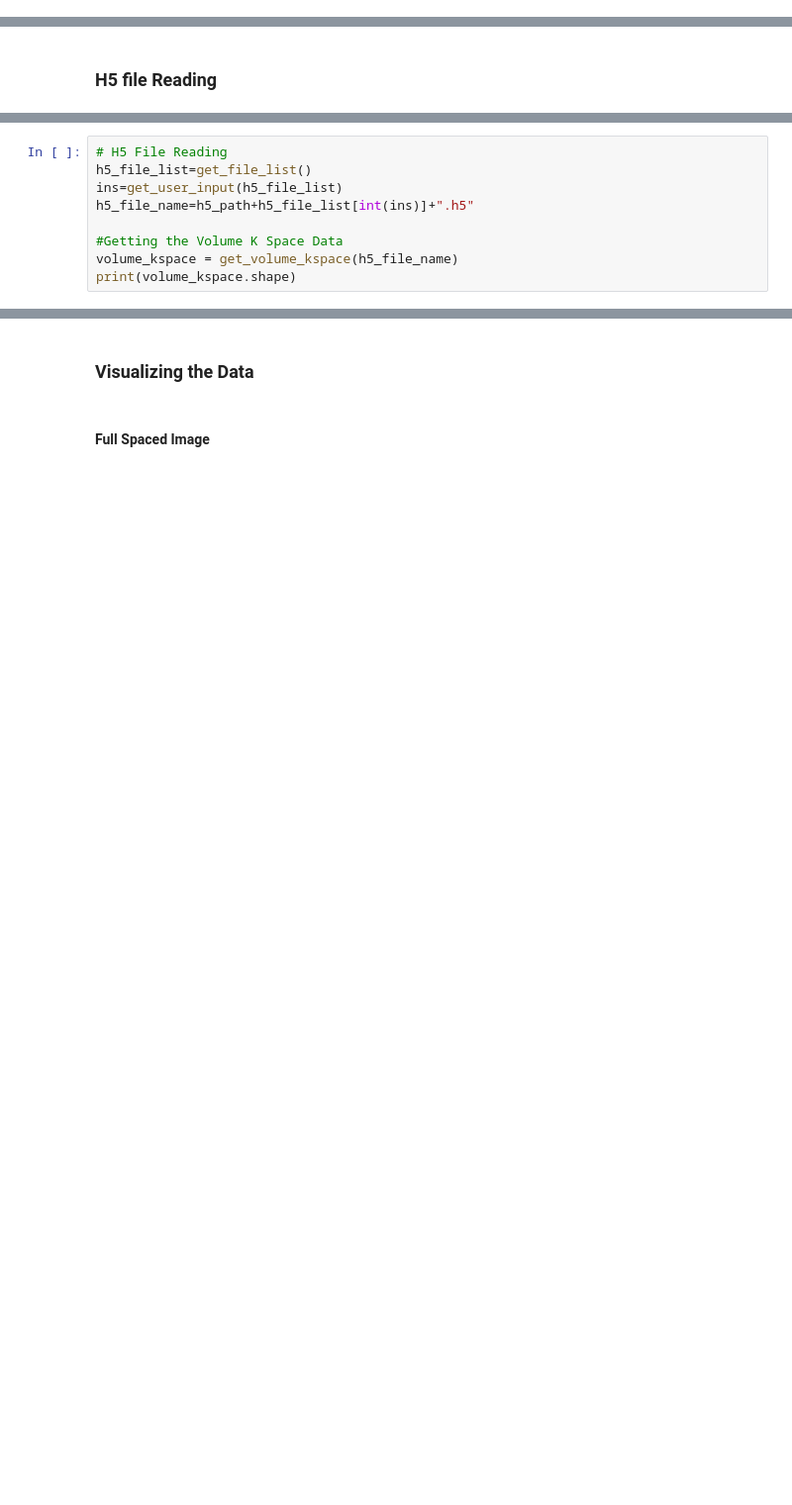
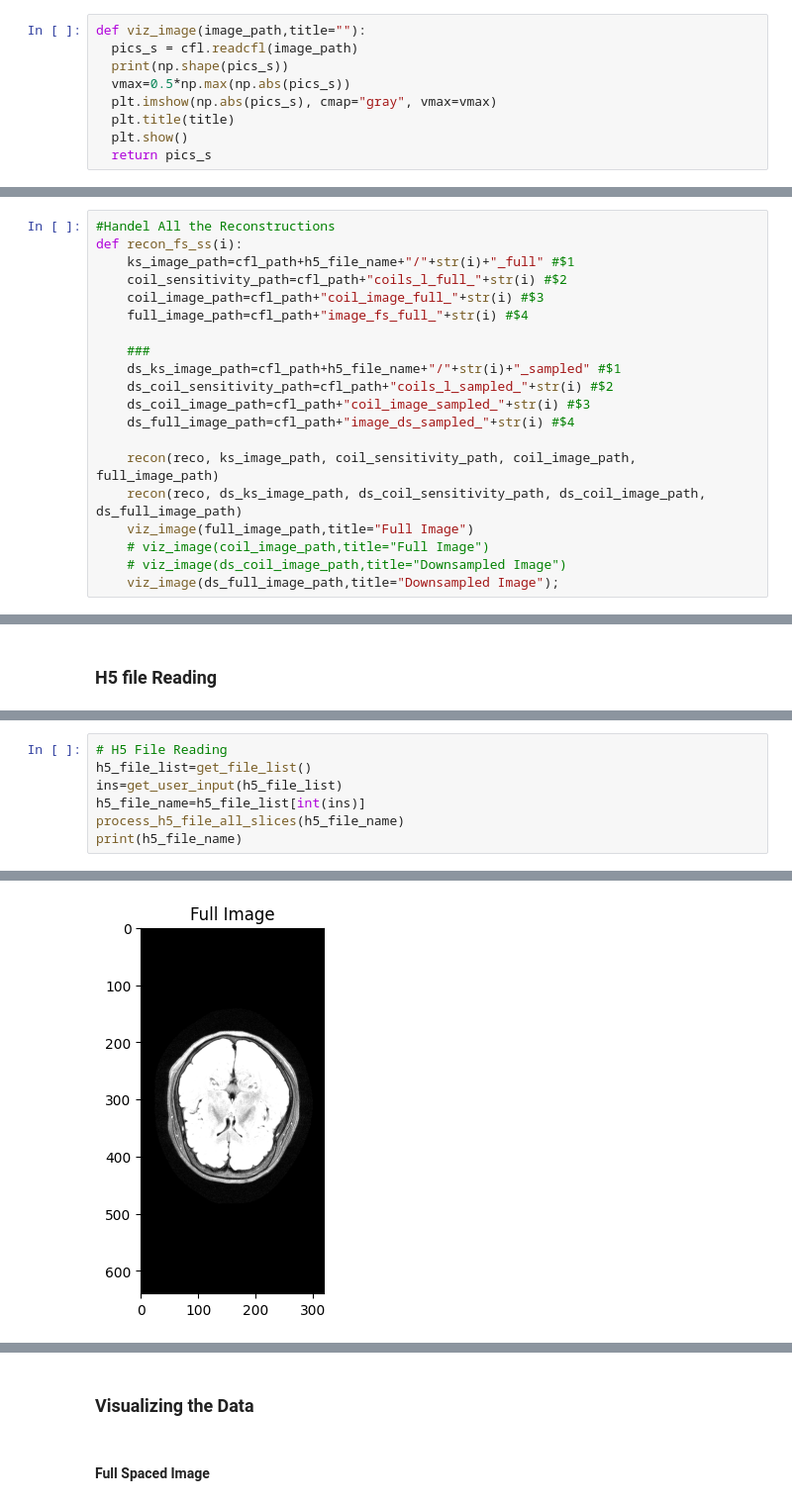
Before and after one commit to Biswamitra4599/mri_setup, a Jupyter notebook: Bart_sense_V3.ipynb, the cells around one changed output, grey strips where cells are left out. Shown: that part at 99% size. Saved outputs shown, nothing was run; the diff lists cells and outputs as text; blank space fills up the shorter version.

```diff
--- a/Bart_sense_V3.ipynb
+++ b/Bart_sense_V3.ipynb
@@ -289,0 +379,9 @@ def get_volume_kspace(h5_file_name):
+# %%
+def viz_image(image_path,title=""):
+  pics_s = cfl.readcfl(image_path)
+  print(np.shape(pics_s))
+  vmax=0.5*np.max(np.abs(pics_s))
+  plt.imshow(np.abs(pics_s), cmap="gray", vmax=vmax)
+  plt.title(title)
+  plt.show()
+  return pics_s
@@ -289,0 +390,20 @@ def get_volume_kspace(h5_file_name):
+# %%
+#Handel All the Reconstructions
+def recon_fs_ss(i):
+    ks_image_path=cfl_path+h5_file_name+"/"+str(i)+"_full" #$1
+    coil_sensitivity_path=cfl_path+"coils_l_full_"+str(i) #$2
+    coil_image_path=cfl_path+"coil_image_full_"+str(i) #$3
+    full_image_path=cfl_path+"image_fs_full_"+str(i) #$4
+
+    ###
+    ds_ks_image_path=cfl_path+h5_file_name+"/"+str(i)+"_sampled" #$1
+    ds_coil_sensitivity_path=cfl_path+"coils_l_sampled_"+str(i) #$2
+    ds_coil_image_path=cfl_path+"coil_image_sampled_"+str(i) #$3
+    ds_full_image_path=cfl_path+"image_ds_sampled_"+str(i) #$4
+
+    recon(reco, ks_image_path, coil_sensitivity_path, coil_image_path, full_image_path)
+    recon(reco, ds_ks_image_path, ds_coil_sensitivity_path, ds_coil_image_path, ds_full_image_path)
+    viz_image(full_image_path,title="Full Image")
+    # viz_image(coil_image_path,title="Full Image")
+    # viz_image(ds_coil_image_path,title="Downsampled Image")
+    viz_image(ds_full_image_path,title="Downsampled Image");
@@ -293,11 +456,9 @@ def get_volume_kspace(h5_file_name):
 # H5 File Reading
 h5_file_list=get_file_list()
 ins=get_user_input(h5_file_list)
-h5_file_name=h5_path+h5_file_list[int(ins)]+".h5"
-
-#Getting the Volume K Space Data
-volume_kspace = get_volume_kspace(h5_file_name)
-print(volume_kspace.shape)
+h5_file_name=h5_file_list[int(ins)]
+process_h5_file_all_slices(h5_file_name)
+print(h5_file_name)
 # %% [output]
 0 :      file_brain_AXFLAIR_200_6002452
 1 :      file_brain_AXFLAIR_200_6002467
@@ -309,0 +480 @@ Enter the index of the file name from the above list:
+[figure, added]
```
Also changed, not shown: parts of 32 cells of this notebook.
